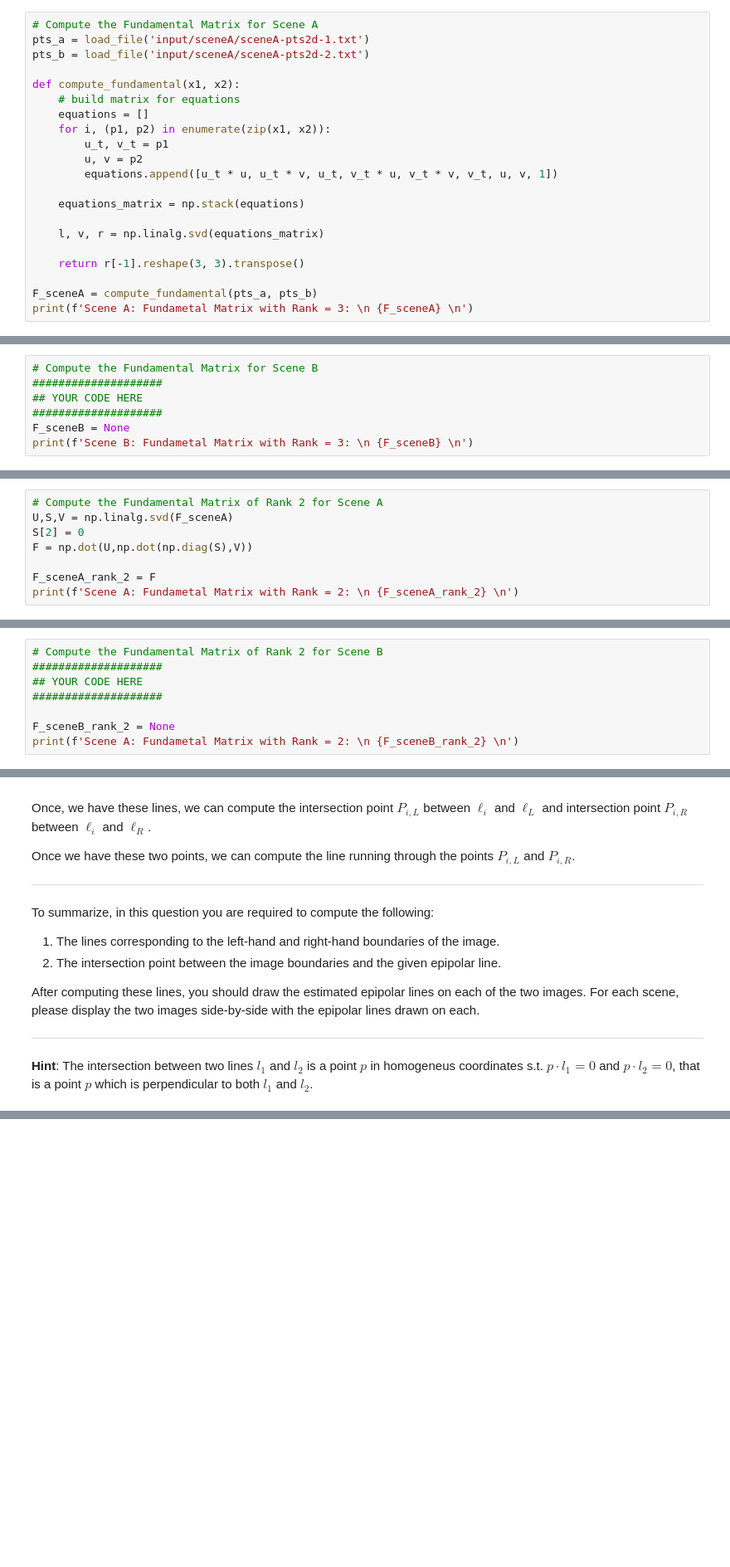
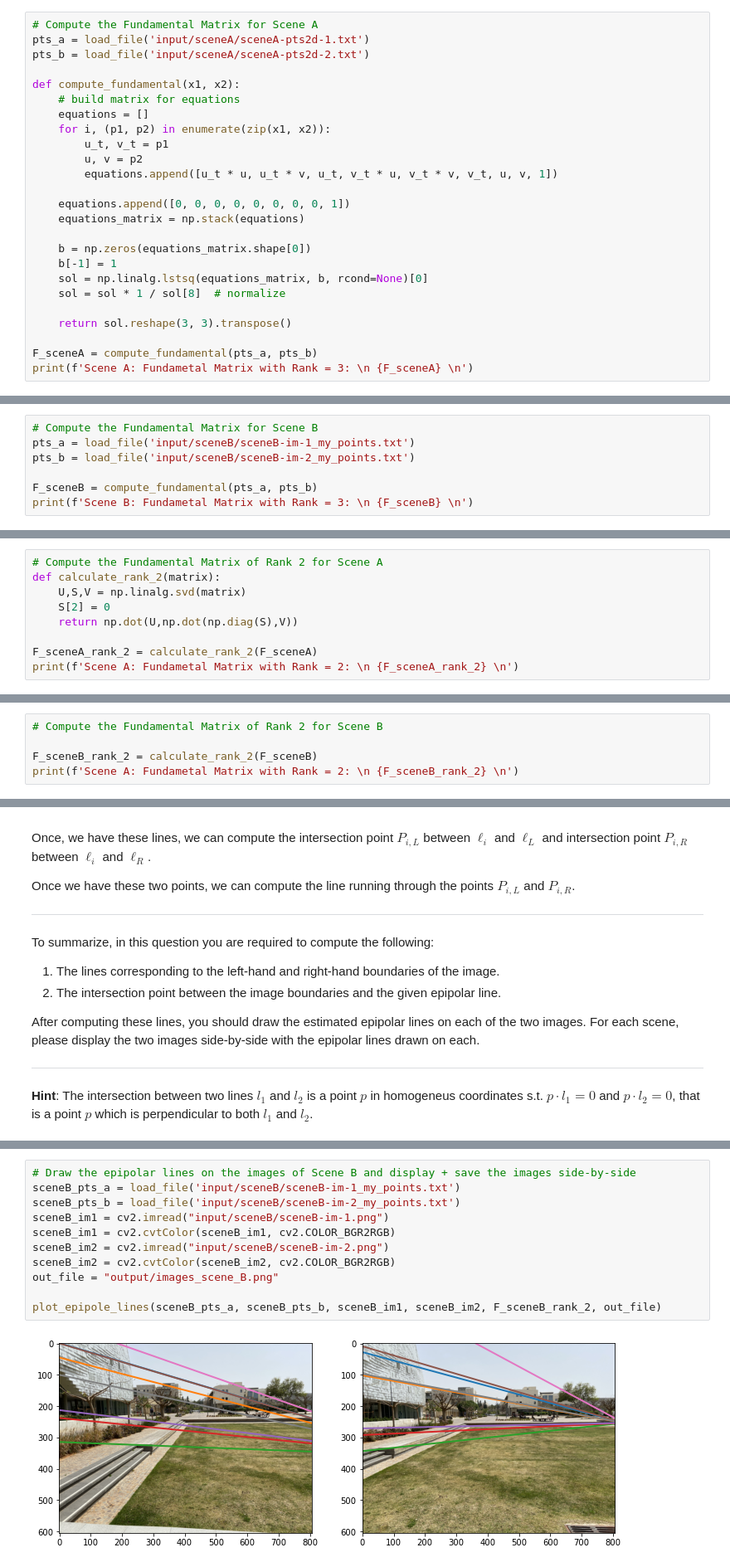
Before and after one commit to levyrafi12/graphics, a Jupyter notebook: ex2/graphics_epipolar_exercise.ipynb, the cells around one changed output, grey strips where cells are left out. Shown at 83% size. Drawn from its saved outputs; the diff is of its cells as text; blank space fills up the shorter version.

```diff
--- a/ex2/graphics_epipolar_exercise.ipynb
+++ b/ex2/graphics_epipolar_exercise.ipynb
@@ -64,11 +64,15 @@ def compute_fundamental(x1, x2):
         u, v = p2
         equations.append([u_t * u, u_t * v, u_t, v_t * u, v_t * v, v_t, u, v, 1])
 
+    equations.append([0, 0, 0, 0, 0, 0, 0, 0, 1])
     equations_matrix = np.stack(equations)
 
-    l, v, r = np.linalg.svd(equations_matrix)
+    b = np.zeros(equations_matrix.shape[0])
+    b[-1] = 1
+    sol = np.linalg.lstsq(equations_matrix, b, rcond=None)[0]
+    sol = sol * 1 / sol[8]  # normalize
 
-    return r[-1].reshape(3, 3).transpose()
+    return sol.reshape(3, 3).transpose()
 
 F_sceneA = compute_fundamental(pts_a, pts_b)
 print(f'Scene A: Fundametal Matrix with Rank = 3: \n {F_sceneA} \n')
@@ -118,10 +90,10 @@ Recall that $F$ is only known up to a scale factor. To make sure that your code
            [-2.43366396e-03 -1.14515247e-02  1.00000000e+00]]
 # %%
 # Compute the Fundamental Matrix for Scene B
-####################
-## YOUR CODE HERE
-####################
-F_sceneB = None
+pts_a = load_file('input/sceneB/sceneB-im-1_my_points.txt')
+pts_b = load_file('input/sceneB/sceneB-im-2_my_points.txt')
+
+F_sceneB = compute_fundamental(pts_a, pts_b)
 print(f'Scene B: Fundametal Matrix with Rank = 3: \n {F_sceneB} \n')
 # %% [output]
 Scene B: Fundametal Matrix with Rank = 3:
@@ -144,11 +123,12 @@ To do so, we can decompose $F$ using singular value decomposition (SVD) into the
 Compute the fundamental matrix $F$ of rank 2 using SVD as described above.
 # %%
 # Compute the Fundamental Matrix of Rank 2 for Scene A
-U,S,V = np.linalg.svd(F_sceneA)
-S[2] = 0
-F = np.dot(U,np.dot(np.diag(S),V))
+def calculate_rank_2(matrix):
+    U,S,V = np.linalg.svd(matrix)
+    S[2] = 0
+    return np.dot(U,np.dot(np.diag(S),V))
 
-F_sceneA_rank_2 = F
+F_sceneA_rank_2 = calculate_rank_2(F_sceneA)
 print(f'Scene A: Fundametal Matrix with Rank = 2: \n {F_sceneA_rank_2} \n')
 # %% [output]
 Scene A: Fundametal Matrix with Rank = 2:
@@ -163,10 +138,7 @@ np.linalg.matrix_rank(F_sceneA_rank_2)
 # %%
 # Compute the Fundamental Matrix of Rank 2 for Scene B
-####################
-## YOUR CODE HERE
-####################
 
-F_sceneB_rank_2 = None
+F_sceneB_rank_2 = calculate_rank_2(F_sceneB)
 print(f'Scene A: Fundametal Matrix with Rank = 2: \n {F_sceneB_rank_2} \n')
 # %% [output]
 Scene A: Fundametal Matrix with Rank = 2:
@@ -219,3 +337,16 @@ After computing these lines, you should draw the estimated epipolar lines on eac
+# %%
+# Draw the epipolar lines on the images of Scene B and display + save the images side-by-side
+sceneB_pts_a = load_file('input/sceneB/sceneB-im-1_my_points.txt')
+sceneB_pts_b = load_file('input/sceneB/sceneB-im-2_my_points.txt')
+sceneB_im1 = cv2.imread("input/sceneB/sceneB-im-1.png")
+sceneB_im1 = cv2.cvtColor(sceneB_im1, cv2.COLOR_BGR2RGB)
+sceneB_im2 = cv2.imread("input/sceneB/sceneB-im-2.png")
+sceneB_im2 = cv2.cvtColor(sceneB_im2, cv2.COLOR_BGR2RGB)
+out_file = "output/images_scene_B.png"
+
+plot_epipole_lines(sceneB_pts_a, sceneB_pts_b, sceneB_im1, sceneB_im2, F_sceneB_rank_2, out_file)
+# %% [output]
+[figure, added]
 # %% [markdown]
 ---
 
```
Also changed, not shown: parts of 11 cells of this notebook, 7 other files.
